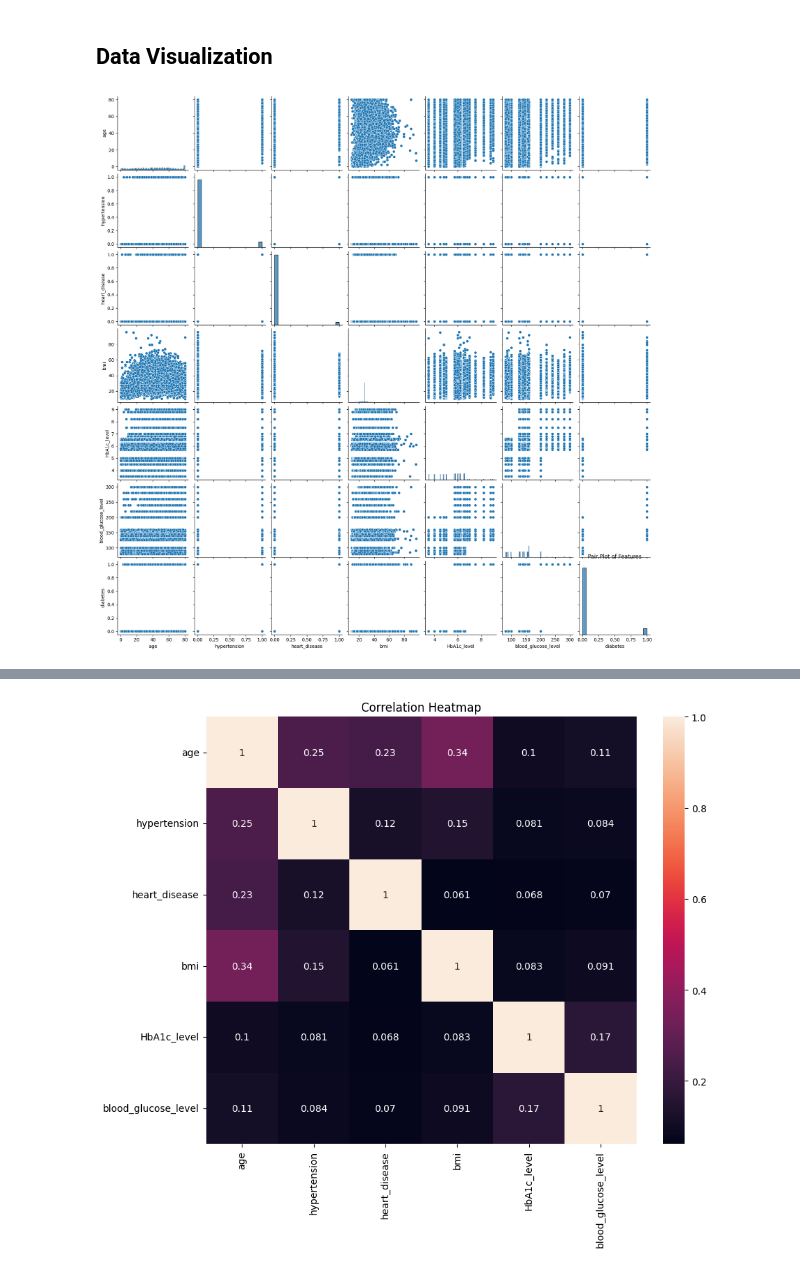
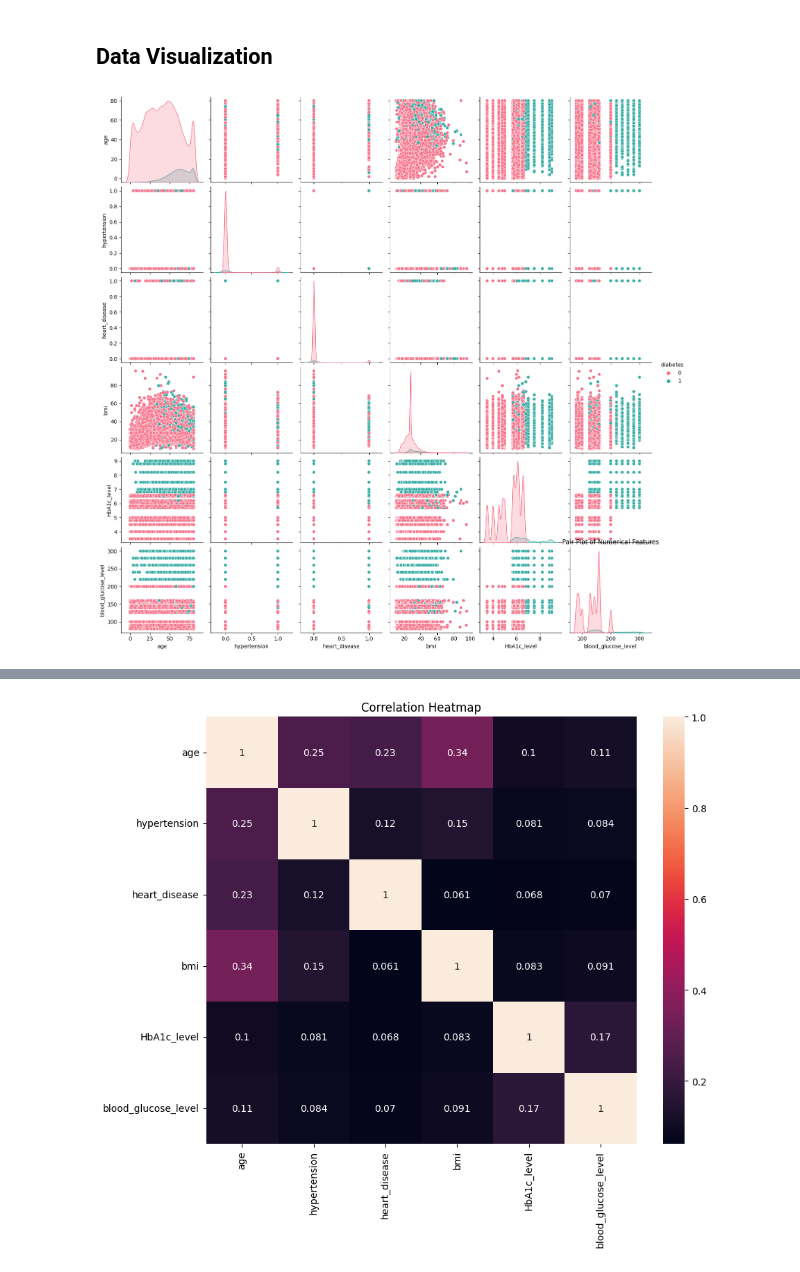
Before and after one commit to mayurd8862/Diabetes_Prediction_using_Logistic_Regression_from_scratch, a Jupyter notebook: new.ipynb, the cells around one changed output, grey strips where cells are left out. Drawn from its saved outputs; the diff is of its cells as text; code cells hidden in the pictures.

```diff
--- a/new.ipynb
+++ b/new.ipynb
@@ -94,8 +94,9 @@ memory usage: 6.9+ MB
 # %% [markdown]
 ## Data Visualization
 # %%
-sns.pairplot(df)
-plt.title('Pair Plot of Features')
+# Pair Plot for Numerical Features
+sns.pairplot(df, hue='diabetes', palette='husl')
+plt.title('Pair Plot of Numerical Features')
 plt.show()
 # %% [output]
-[figure, old version]
+[figure, new version]
```
Also changed, not shown: parts of 6 cells of this notebook, 1 other file.
